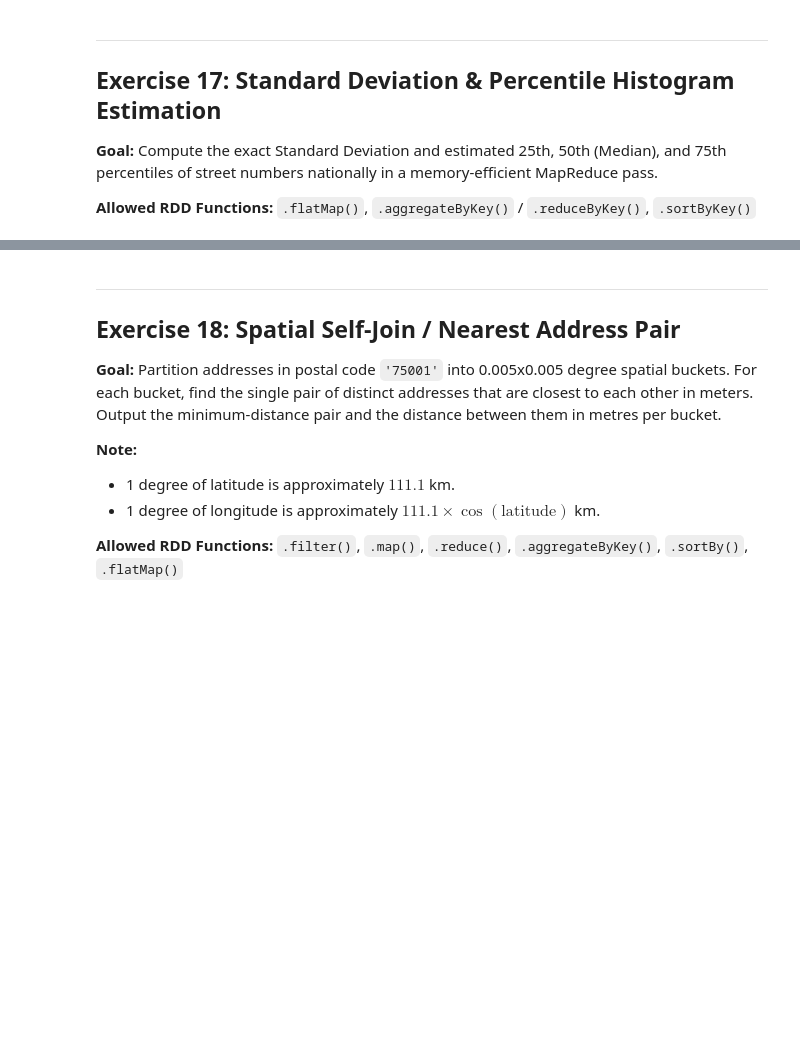
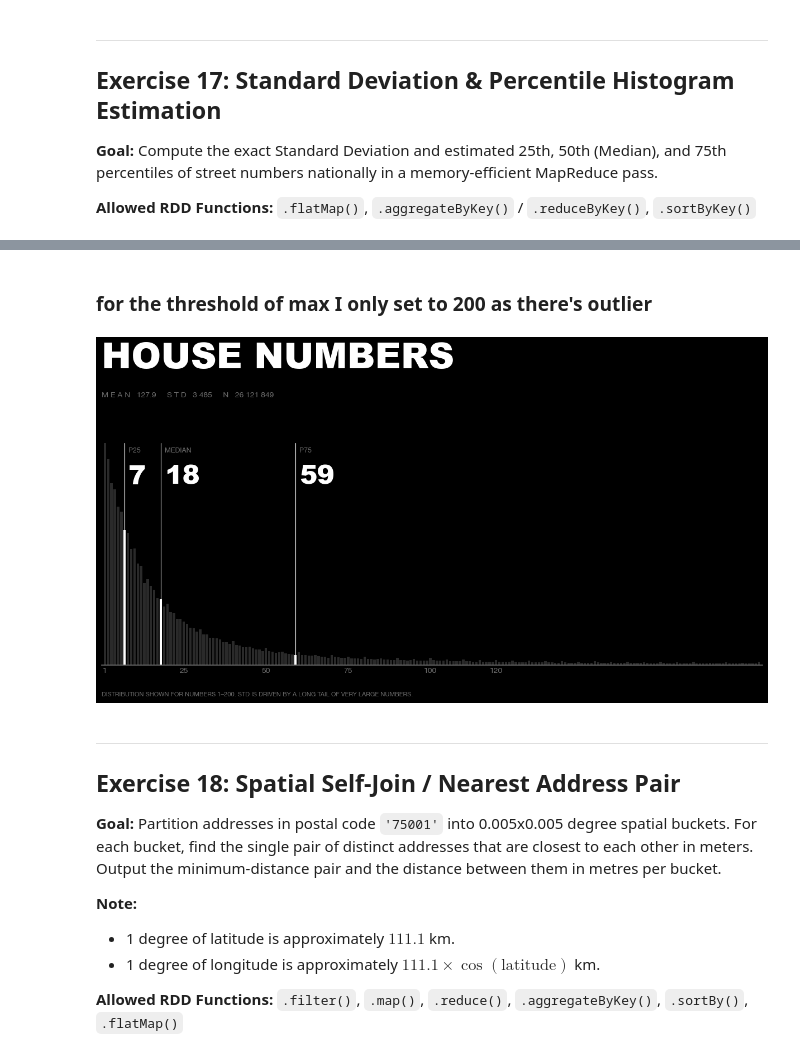
Before and after one commit to calvinWANG-3333/big-data, a Jupyter notebook: colab_assignment_1_2026_final.ipynb, the cells around one changed output, grey strips where cells are left out. Drawn from its saved outputs; the diff is of its cells as text; code cells hidden in the pictures; blank space fills up the shorter version.

```diff
--- a/colab_assignment_1_2026_final.ipynb
+++ b/colab_assignment_1_2026_final.ipynb
@@ -285,0 +764,20 @@ print("Exercise 17")
+# %%
+hist = (
+    adresses_rdd.flatMap(lambda x : [(int(x[2]),1)])
+                .reduceByKey(lambda x,y : x + y)
+                .sortByKey()
+                .collect()
+)
+
+def percentile(hist_sorted, p, n):
+    target = p * n
+    cum = 0
+    for value, count in hist_sorted:
+        cum += count
+        if cum >= target:
+            return value
+
+p25 = percentile(hist, 0.25, n)
+p50 = percentile(hist, 0.50, n)
+p75 = percentile(hist, 0.75, n)
+print(p25, p50, p75)
@@ -286,3 +790,62 @@ print("Exercise 17")
+# %% [markdown]
+### for the threshold of max I only set to 200 as there's outlier
+# %%
+MAX_X = 200
+xs = [v for v, c in hist if 1 <= v <= MAX_X]
+ys = [c for v, c in hist if 1 <= v <= MAX_X]
+
+available = {f.name for f in font_manager.fontManager.ttflist}
+FONT  = next(f for f in ["Helvetica Neue", "Helvetica", "Arial", "DejaVu Sans"] if f in available)
+TITLE = next((f for f in ["Arial Black", "Helvetica Neue", "Arial"] if f in available), FONT)
+BLACK, WHITE, GREY, DARK = "#000000", "#FFFFFF", "#6E6E6E", "#2A2A2A"
+sp = lambda v: f"{v:,.0f}".replace(",", " ")
+
+sns.set_theme(style="white", rc={"font.family": FONT,
+                                 "figure.facecolor": BLACK, "axes.facecolor": BLACK})
+fig, ax = plt.subplots(figsize=(13, 7))
+fig.subplots_adjust(left=0.06, right=0.97, top=0.70, bottom=0.12)
+
+sns.barplot(x=xs, y=ys, color=DARK, width=0.75, linewidth=0, ax=ax)
+if ax.get_legend() is not None:
+    ax.get_legend().remove()
+
+pos = {v: p.get_x() + p.get_width() / 2 for v, p in zip(xs, ax.patches)}
+
+marks = {p25: "P25", p50: "MEDIAN", p75: "P75"}
+top = max(ys)
+for v, label in marks.items():
+    i = xs.index(v)
+    ax.patches[i].set_facecolor(WHITE)
+    x = pos[v]
+    ax.plot([x, x], [ys[i], top], color=WHITE, linewidth=0.8)
+    ax.text(x + 1.2, top * 0.98, label, color=GREY, fontsize=9, va="top")
+    ax.text(x + 1.2, top * 0.90, str(v), color=WHITE, fontsize=34,
+            fontweight="bold", fontfamily=TITLE, va="top")
+
+
+ticks = [1, 25, 50, 75, 100, 120]
+ax.set_xticks([pos[t] for t in ticks])
+ax.set_xticklabels([str(t) for t in ticks])
+ax.set_xlim(pos[xs[0]] - 1, pos[xs[-1]] + 1)
+ax.set_ylim(0, top * 1.02)
+ax.set_yticks([])
+ax.set_xlabel("")
+ax.set_ylabel("")
+ax.tick_params(axis="x", length=0, colors=GREY, labelsize=10)
+sns.despine(left=True)
+ax.spines["bottom"].set_color(GREY)
+
+
+fig.text(0.06, 0.88, "HOUSE NUMBERS", fontsize=46, fontweight="bold", fontfamily=TITLE, color=WHITE)
+fig.text(0.06, 0.805,
+         "M E A N   " + f"{mean:.1f}" + "     S T D   " + sp(std) + "     N   " + sp(n),
+         fontsize=10, color=GREY)
+fig.text(0.06, 0.04, f"DISTRIBUTION SHOWN FOR NUMBERS 1–{MAX_X}. "
+         "STD IS DRIVEN BY A LONG TAIL OF VERY LARGE NUMBERS.", fontsize=8, color=GREY)
+
+plt.show()
+# %% [output]
+[figure, added]
 # %% [markdown]
 ---
 ## Exercise 18: Spatial Self-Join / Nearest Address Pair
```
Also changed, not shown: parts of 61 cells of this notebook.
